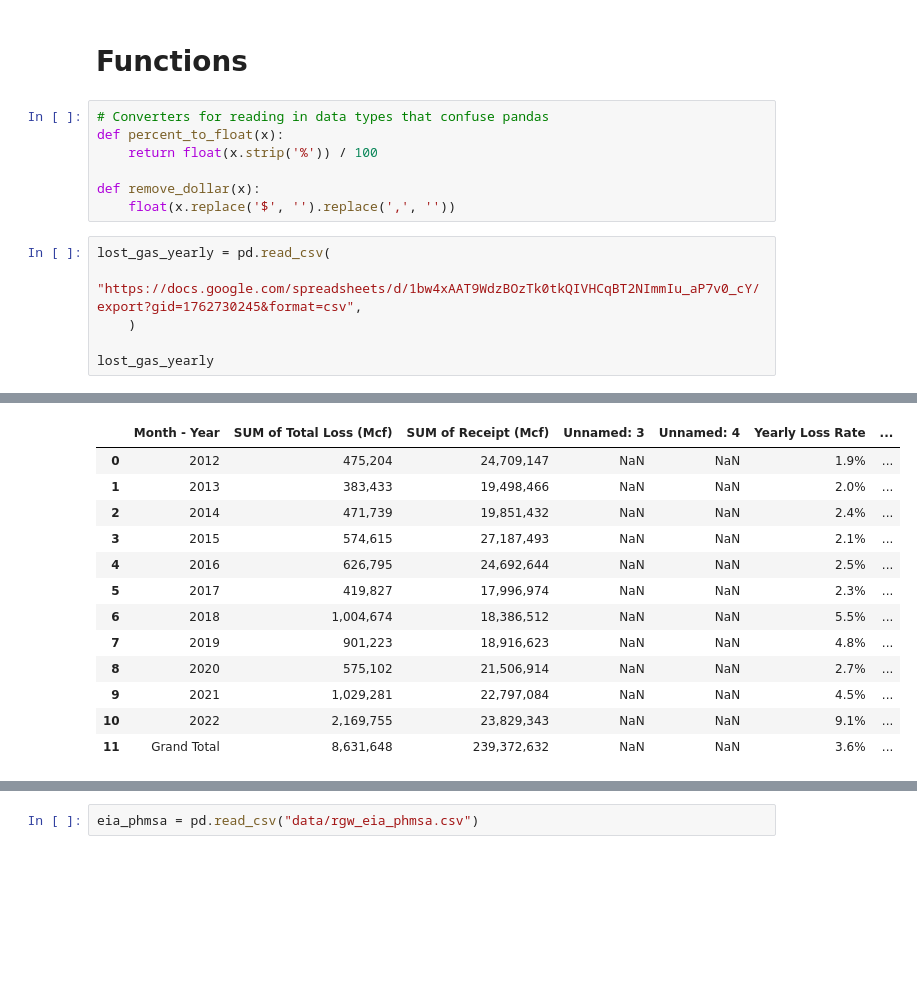
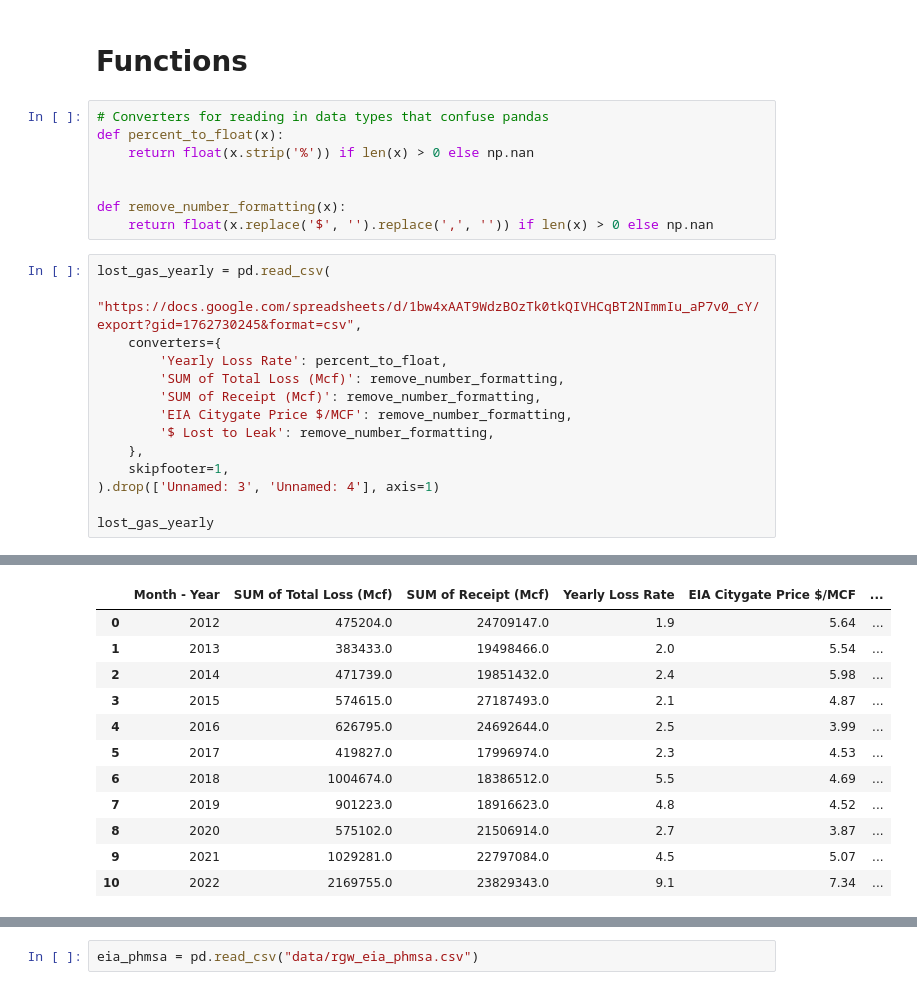
Before and after one commit to electrify-RVA/electrify-rva.github.io, a Jupyter notebook: data-analysis/pipelines.ipynb, the cells around one changed output, grey strips where cells are left out. Drawn from its saved outputs; the diff is of its cells as text; blank space fills up the shorter version.

Commit message:
Leaks page with initial charts

```diff
--- a/data-analysis/pipelines.ipynb
+++ b/data-analysis/pipelines.ipynb
@@ -43,14 +44,23 @@ pio.templates.default = "ggplot2+created_by"
 # %%
 # Converters for reading in data types that confuse pandas
 def percent_to_float(x):
-    return float(x.strip('%')) / 100
+    return float(x.strip('%')) if len(x) > 0 else np.nan
 
-def remove_dollar(x):
-    float(x.replace('$', '').replace(',', ''))
+
+def remove_number_formatting(x):
+    return float(x.replace('$', '').replace(',', '')) if len(x) > 0 else np.nan
 # %%
 lost_gas_yearly = pd.read_csv(
     "https://docs.google.com/spreadsheets/d/1bw4xAAT9WdzBOzTk0tkQIVHCqBT2NImmIu_aP7v0_cY/export?gid=1762730245&format=csv",
-    )
+    converters={
+        'Yearly Loss Rate': percent_to_float,
+        'SUM of Total Loss (Mcf)': remove_number_formatting,
+        'SUM of Receipt (Mcf)': remove_number_formatting,
+        'EIA Citygate Price $/MCF': remove_number_formatting,
+        '$ Lost to Leak': remove_number_formatting,
+    },
+    skipfooter=1,
+).drop(['Unnamed: 3', 'Unnamed: 4'], axis=1)
 
 lost_gas_yearly
 # %% [output]
@@ -57,16 +68,15 @@ lost_gas_yearly
-|  | Month - Year | SUM of Total Loss (Mcf) | SUM of Receipt (Mcf) | Unnamed: 3 | Unnamed: 4 | Yearly Loss Rate | ... |
-| 0 | 2012 | 475,204 | 24,709,147 | NaN | NaN | 1.9% | ... |
-| 1 | 2013 | 383,433 | 19,498,466 | NaN | NaN | 2.0% | ... |
-| 2 | 2014 | 471,739 | 19,851,432 | NaN | NaN | 2.4% | ... |
-| 3 | 2015 | 574,615 | 27,187,493 | NaN | NaN | 2.1% | ... |
-| 4 | 2016 | 626,795 | 24,692,644 | NaN | NaN | 2.5% | ... |
-| 5 | 2017 | 419,827 | 17,996,974 | NaN | NaN | 2.3% | ... |
-| 6 | 2018 | 1,004,674 | 18,386,512 | NaN | NaN | 5.5% | ... |
-| 7 | 2019 | 901,223 | 18,916,623 | NaN | NaN | 4.8% | ... |
-| 8 | 2020 | 575,102 | 21,506,914 | NaN | NaN | 2.7% | ... |
-| 9 | 2021 | 1,029,281 | 22,797,084 | NaN | NaN | 4.5% | ... |
-| 10 | 2022 | 2,169,755 | 23,829,343 | NaN | NaN | 9.1% | ... |
-| 11 | Grand Total | 8,631,648 | 239,372,632 | NaN | NaN | 3.6% | ... |
+|  | Month - Year | SUM of Total Loss (Mcf) | SUM of Receipt (Mcf) | Yearly Loss Rate | EIA Citygate Price $/MCF | ... |
+| 0 | 2012 | 475204.0 | 24709147.0 | 1.9 | 5.64 | ... |
+| 1 | 2013 | 383433.0 | 19498466.0 | 2.0 | 5.54 | ... |
+| 2 | 2014 | 471739.0 | 19851432.0 | 2.4 | 5.98 | ... |
+| 3 | 2015 | 574615.0 | 27187493.0 | 2.1 | 4.87 | ... |
+| 4 | 2016 | 626795.0 | 24692644.0 | 2.5 | 3.99 | ... |
+| 5 | 2017 | 419827.0 | 17996974.0 | 2.3 | 4.53 | ... |
+| 6 | 2018 | 1004674.0 | 18386512.0 | 5.5 | 4.69 | ... |
+| 7 | 2019 | 901223.0 | 18916623.0 | 4.8 | 4.52 | ... |
+| 8 | 2020 | 575102.0 | 21506914.0 | 2.7 | 3.87 | ... |
+| 9 | 2021 | 1029281.0 | 22797084.0 | 4.5 | 5.07 | ... |
+| 10 | 2022 | 2169755.0 | 23829343.0 | 9.1 | 7.34 | ... |
 # %%
 
 lost_gas_monthly = pd.read_csv(
```
Also changed, not shown: parts of 8 cells of this notebook, 2 other files.
